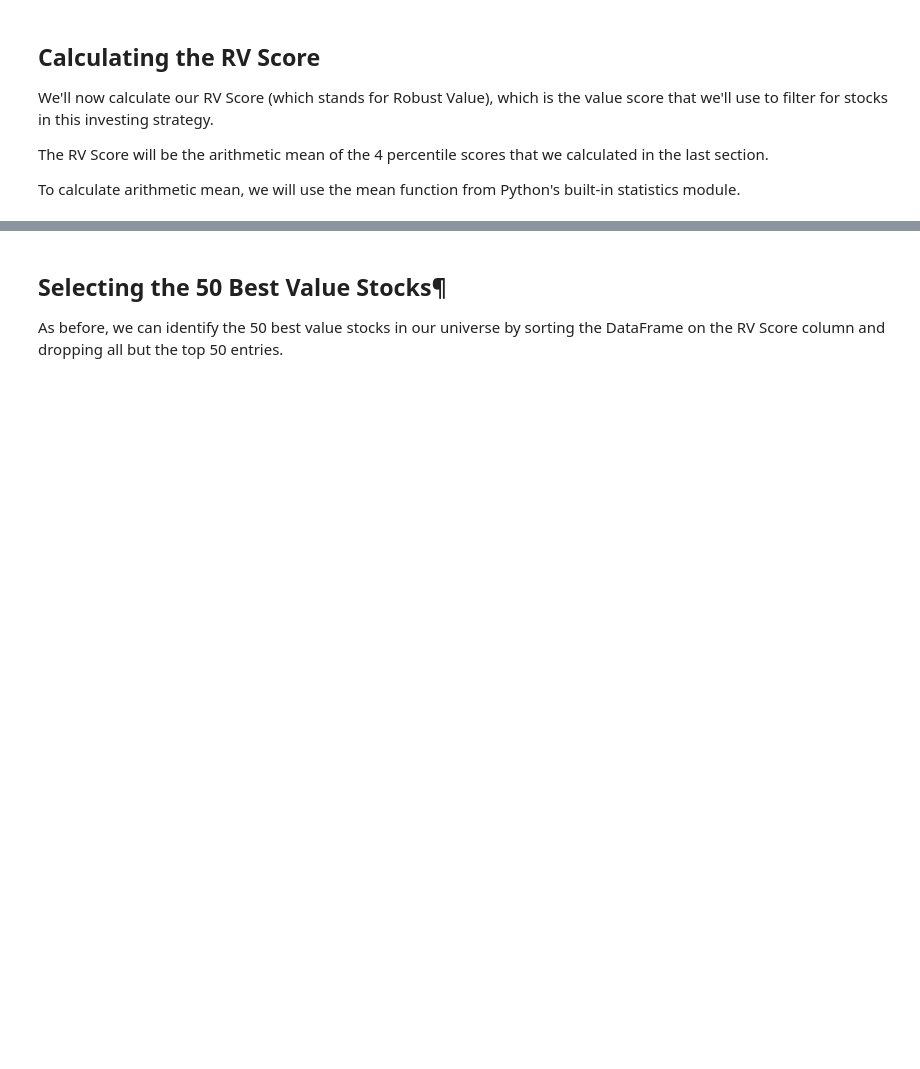
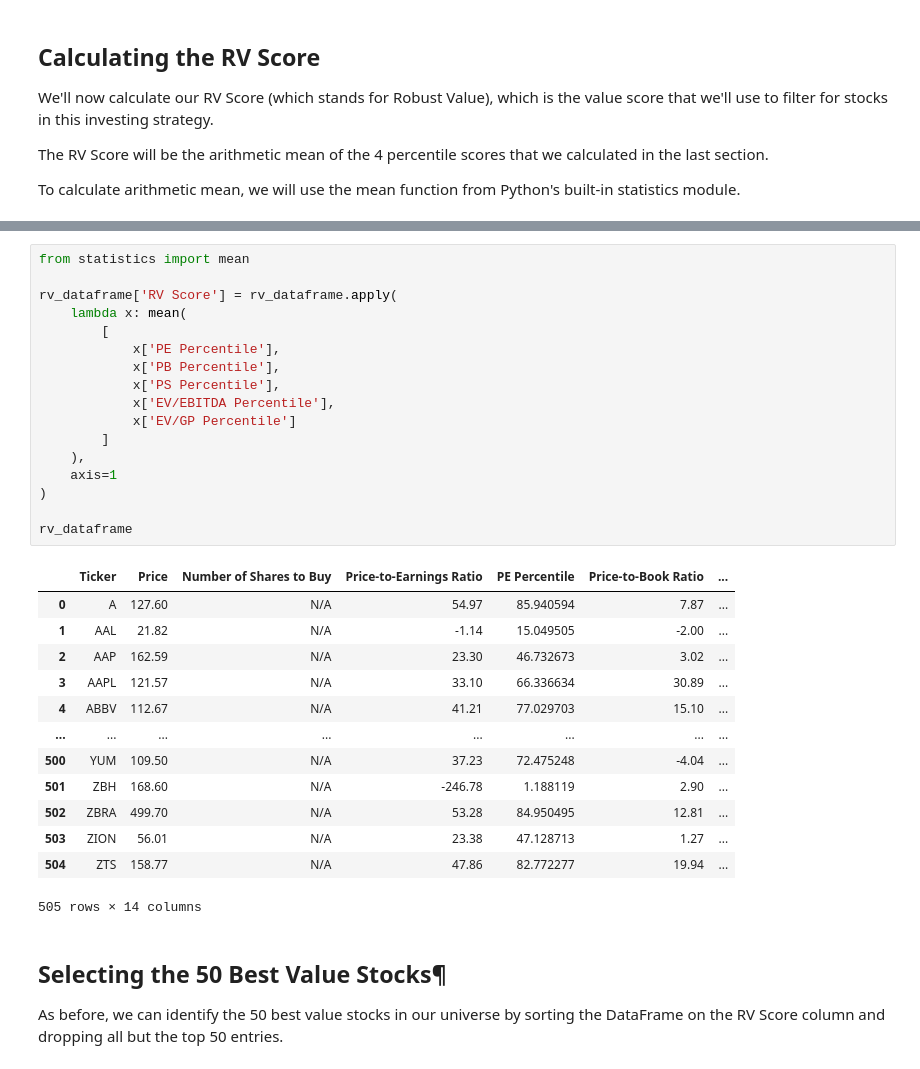
Before and after one commit to i0nathan/algorithmic-trading-python, a Jupyter notebook: starter_files/003_quantitative_value_strategy.ipynb, the cells around one changed output, grey strips where cells are left out. Drawn from its saved outputs; the diff is of its cells as text; blank space fills up the shorter version.

```diff
--- a/starter_files/003_quantitative_value_strategy.ipynb
+++ b/starter_files/003_quantitative_value_strategy.ipynb
@@ -413,3 +398,34 @@ To calculate arithmetic mean, we will use the mean function from Python's built-
+# %%
+from statistics import mean
+
+rv_dataframe['RV Score'] = rv_dataframe.apply(
+    lambda x: mean(
+        [
+            x['PE Percentile'],
+            x['PB Percentile'],
+            x['PS Percentile'],
+            x['EV/EBITDA Percentile'],
+            x['EV/GP Percentile']
+        ]
+    ),
+    axis=1
+)
+
+rv_dataframe
+# %% [output]
+|  | Ticker | Price | Number of Shares to Buy | Price-to-Earnings Ratio | PE Percentile | Price-to-Book Ratio | ... |
+| 0 | A | 127.60 | N/A | 54.97 | 85.940594 | 7.87 | ... |
+| 1 | AAL | 21.82 | N/A | -1.14 | 15.049505 | -2.00 | ... |
+| 2 | AAP | 162.59 | N/A | 23.30 | 46.732673 | 3.02 | ... |
+| 3 | AAPL | 121.57 | N/A | 33.10 | 66.336634 | 30.89 | ... |
+| 4 | ABBV | 112.67 | N/A | 41.21 | 77.029703 | 15.10 | ... |
+| ... | ... | ... | ... | ... | ... | ... | ... |
+| 500 | YUM | 109.50 | N/A | 37.23 | 72.475248 | -4.04 | ... |
+| 501 | ZBH | 168.60 | N/A | -246.78 | 1.188119 | 2.90 | ... |
+| 502 | ZBRA | 499.70 | N/A | 53.28 | 84.950495 | 12.81 | ... |
+| 503 | ZION | 56.01 | N/A | 23.38 | 47.128713 | 1.27 | ... |
+| 504 | ZTS | 158.77 | N/A | 47.86 | 82.772277 | 19.94 | ... |
+505 rows × 14 columns
 # %% [markdown]
 ## Selecting the 50 Best Value Stocks¶
 
```
Also changed, not shown: parts of 18 cells of this notebook, 1 other file.
